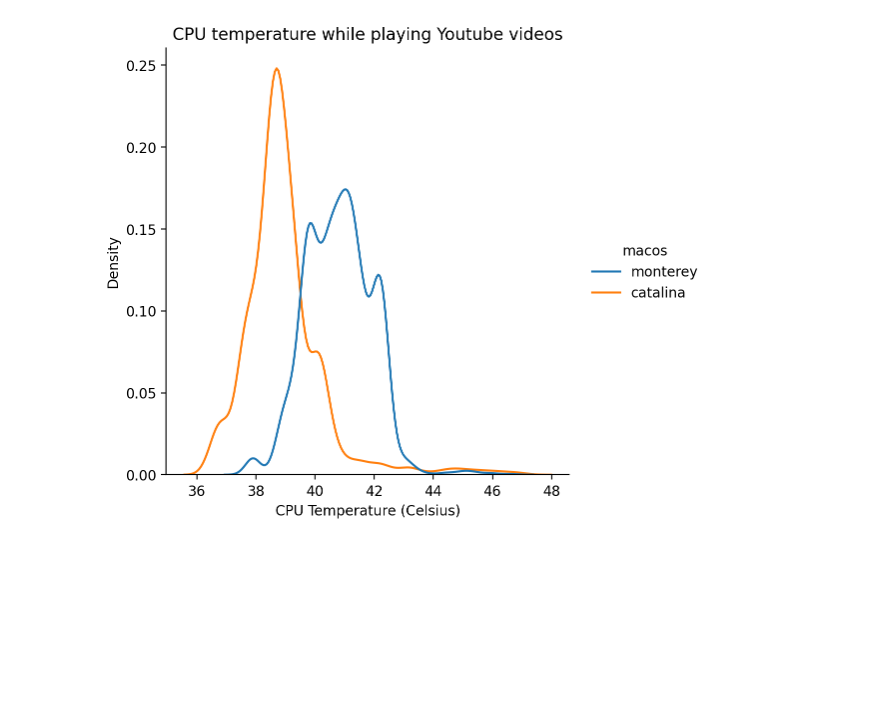
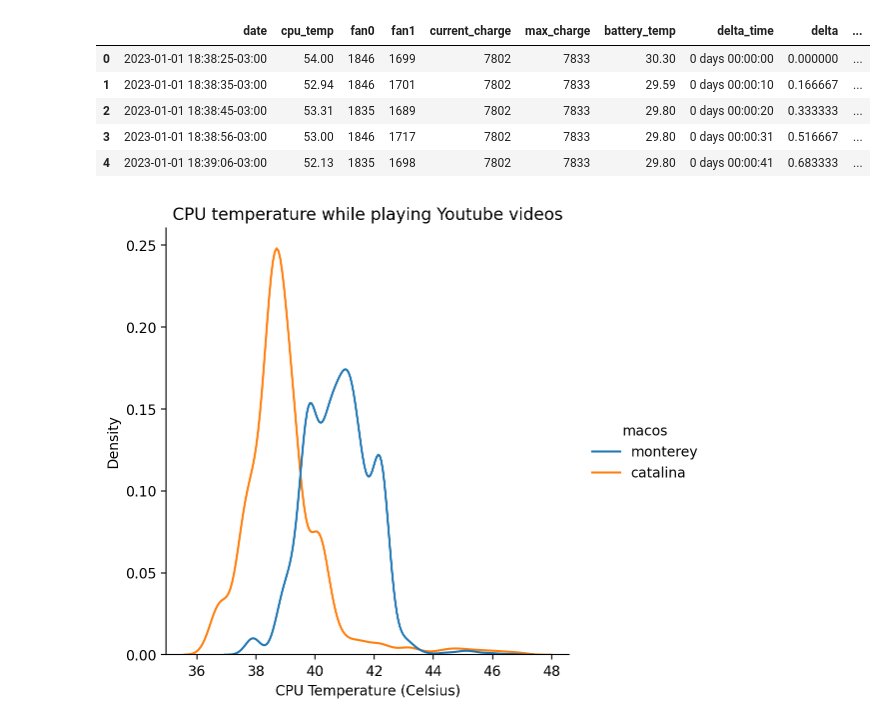
Before and after one commit to diegocaro/ismacoshotter, a Jupyter notebook: 01_macos_comparison.ipynb, the cells around one changed output. Cells and saved outputs as stored; diff of their text form; code cells hidden in the pictures; blank space fills up the shorter version.

```diff
--- a/01_macos_comparison.ipynb
+++ b/01_macos_comparison.ipynb
@@ -204,3 +12,13 @@ sns.lineplot(data=df, x="delta", y="current_charge", hue="macos")
+# %%
+df = pd.read_csv(INPUT_FILE)
+df.head()
+# %% [output]
+|  | date | cpu_temp | fan0 | fan1 | current_charge | max_charge | battery_temp | delta_time | delta | ... |
+| 0 | 2023-01-01 18:38:25-03:00 | 54.00 | 1846 | 1699 | 7802 | 7833 | 30.30 | 0 days 00:00:00 | 0.000000 | ... |
+| 1 | 2023-01-01 18:38:35-03:00 | 52.94 | 1846 | 1701 | 7802 | 7833 | 29.59 | 0 days 00:00:10 | 0.166667 | ... |
+| 2 | 2023-01-01 18:38:45-03:00 | 53.31 | 1835 | 1689 | 7802 | 7833 | 29.80 | 0 days 00:00:20 | 0.333333 | ... |
+| 3 | 2023-01-01 18:38:56-03:00 | 53.00 | 1846 | 1717 | 7802 | 7833 | 29.80 | 0 days 00:00:31 | 0.516667 | ... |
+| 4 | 2023-01-01 18:39:06-03:00 | 52.13 | 1835 | 1698 | 7802 | 7833 | 29.80 | 0 days 00:00:41 | 0.683333 | ... |
 # %%
 cutout = df['cpu_temp'].quantile(0.99)
 sns.displot(data=df[df['cpu_temp'] < cutout], x="cpu_temp", hue="macos", kind="kde")
```
Also changed, not shown: parts of 21 cells of this notebook, 2 other files.
